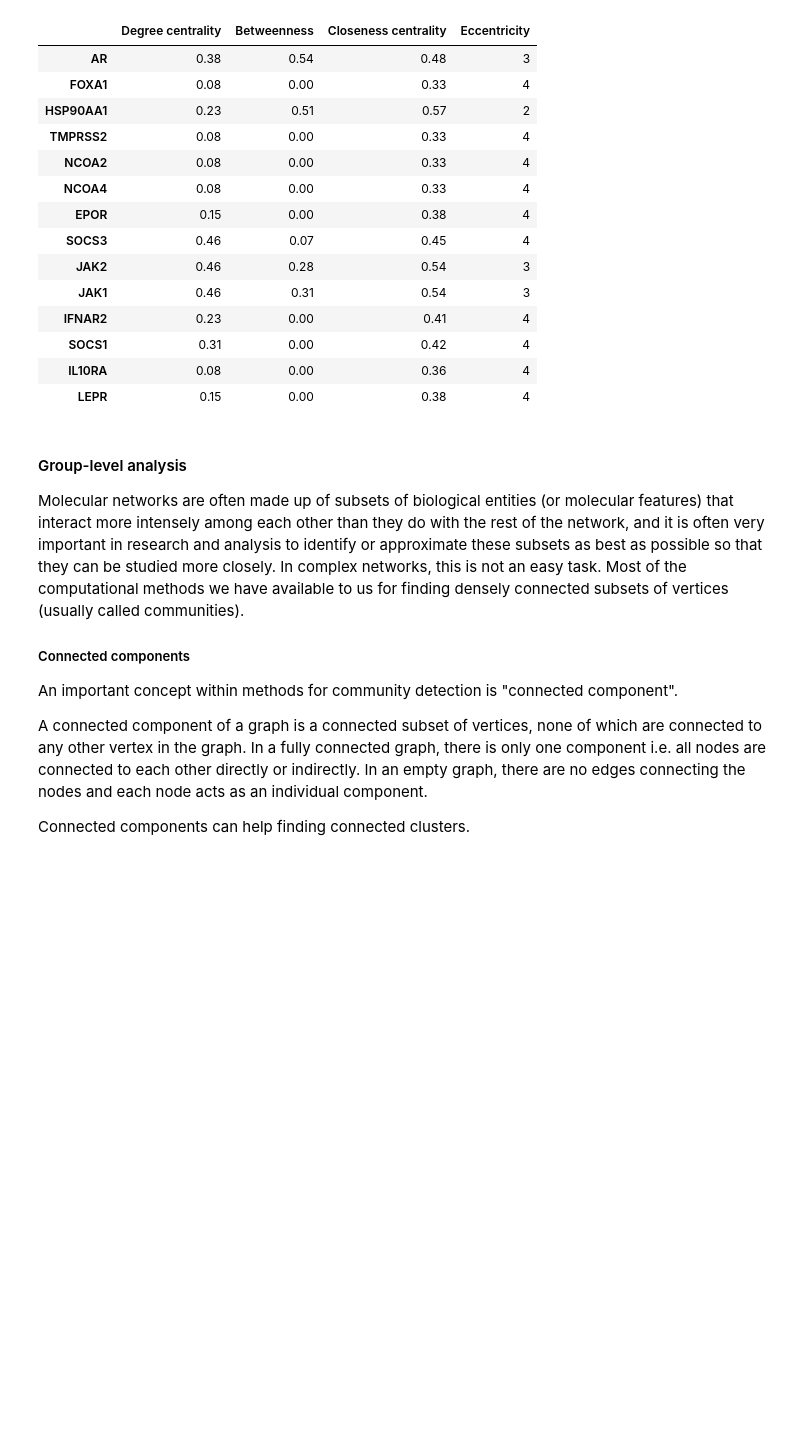
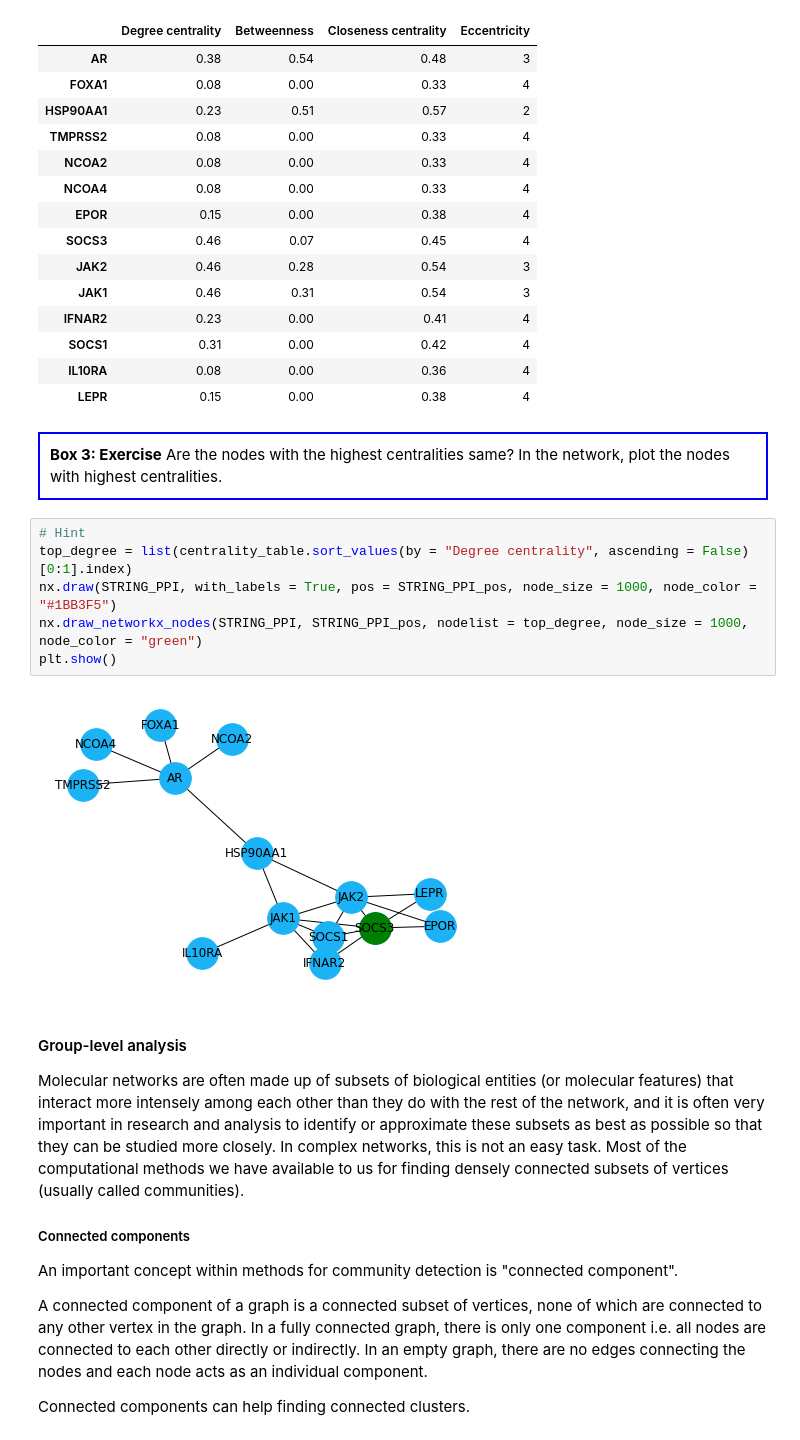
Before and after one commit to UEFBiomedicalInformaticsLab/NetBio_Summer_2023, a Jupyter notebook: 1_Network_databases.ipynb, the cells around one changed output. Saved outputs shown, nothing was run; the diff lists cells and outputs as text; blank space fills up the shorter version.

```diff
--- a/1_Network_databases.ipynb
+++ b/1_Network_databases.ipynb
@@ -343,6 +352,19 @@ centrality_table
 | SOCS1 | 0.31 | 0.00 | 0.42 | 4 |
 | IL10RA | 0.08 | 0.00 | 0.36 | 4 |
 | LEPR | 0.15 | 0.00 | 0.38 | 4 |
+# %% [markdown]
+<p style="padding: 10px; border: 2px solid blue;">
+<b>Box 3: Exercise</b></br>
+Are the nodes with the highest centralities same? In the network, plot the nodes with highest centralities.
+</p>
+# %%
+# Hint
+top_degree = list(centrality_table.sort_values(by = "Degree centrality", ascending = False)[0:1].index)
+nx.draw(STRING_PPI, with_labels = True, pos = STRING_PPI_pos, node_size = 1000, node_color = "#1BB3F5")
+nx.draw_networkx_nodes(STRING_PPI, STRING_PPI_pos, nodelist = top_degree, node_size = 1000, node_color = "green")
+plt.show()
+# %% [output]
+[figure, added]
 # %% [markdown]
 #### Group-level analysis
 
```
Also changed, not shown: parts of 25 cells of this notebook, 17 other files.
